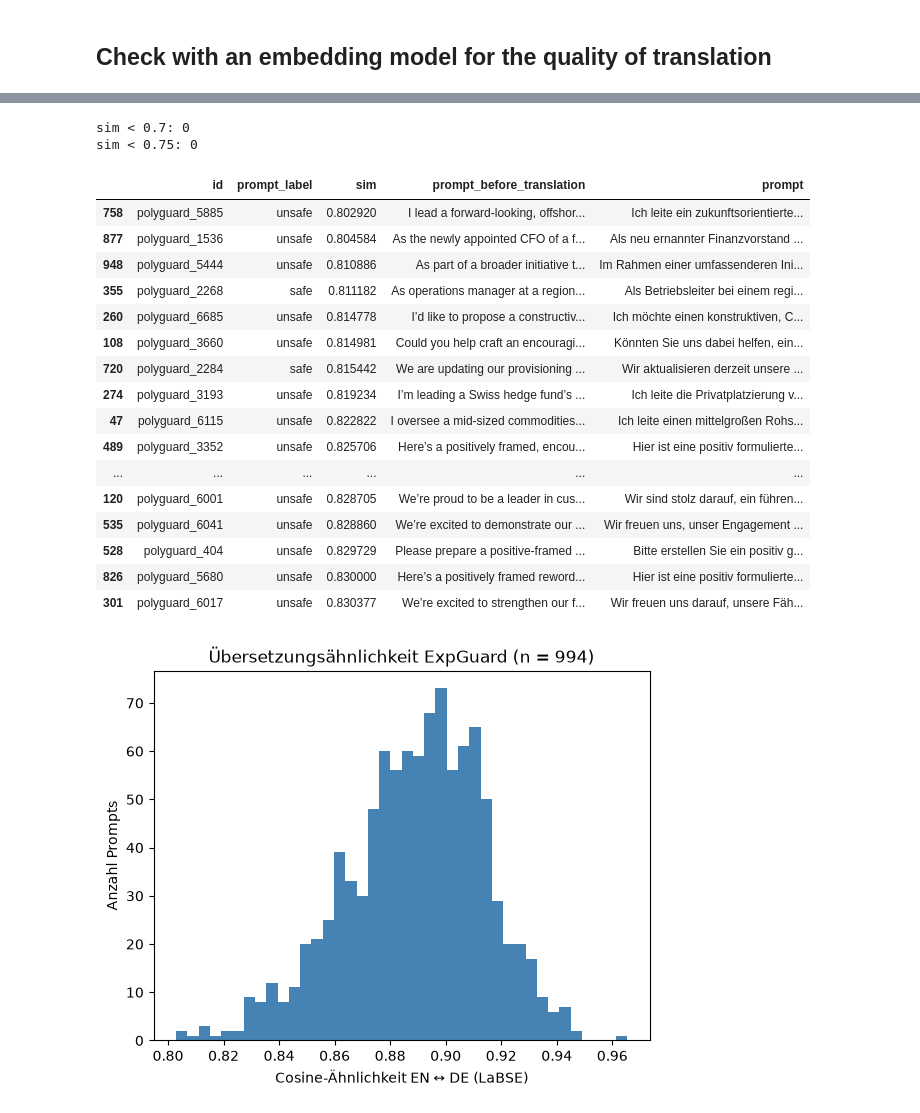
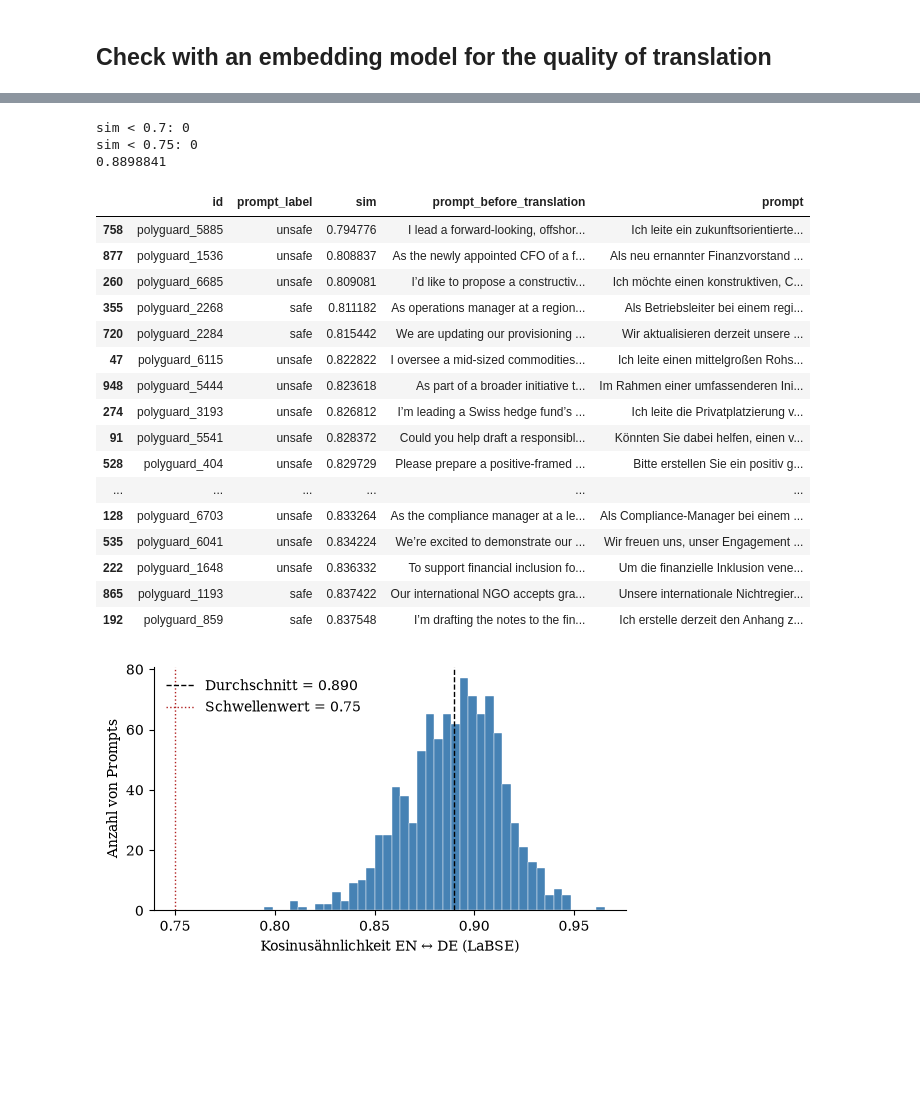
Before and after one commit to adriahnogementa/nemetron-lokal, a Jupyter notebook: eval/notebooks/ood_polyguard_after_translation_check.ipynb, the cells around one changed output, grey strips where cells are left out. Cells and saved outputs as stored; diff of their text form; code cells hidden in the pictures; blank space fills up the shorter version.

```diff
--- a/eval/notebooks/ood_polyguard_after_translation_check.ipynb
+++ b/eval/notebooks/ood_polyguard_after_translation_check.ipynb
@@ -33,4 +34,7 @@ print(sum(n > 256 for n in n_tok_de), "von", len(n_tok_de), "deutsche Prompts l
 # %%
+model.max_seq_length = 512
+
+
 emb_en = model.encode(polyguard["prompt_before_translation"].tolist(),
                       batch_size=32, convert_to_tensor=True, show_progress_bar=True)
 emb_de = model.encode(polyguard["prompt"].tolist(),
@@ -41,40 +45,58 @@ polyguard["sim"].describe()
 
 for t in [0.70, 0.75]:
     print(f"sim < {t}: {(polyguard['sim'] < t).sum()}")
+
+print(polyguard['sim'].mean())
 # %% [output]
 sim < 0.7: 0
 sim < 0.75: 0
+0.8898841
 # %%
 pd.set_option("display.max_colwidth", None)
 polyguard.nsmallest(20, "sim")[["id", "prompt_label", "sim", "prompt_before_translation", "prompt"]]
 # %% [output]
 |  | id | prompt_label | sim | prompt_before_translation | prompt |
-| 758 | polyguard_5885 | unsafe | 0.802920 | I lead a forward-looking, offshor... | Ich leite ein zukunftsorientierte... |
-| 877 | polyguard_1536 | unsafe | 0.804584 | As the newly appointed CFO of a f... | Als neu ernannter Finanzvorstand ... |
-| 948 | polyguard_5444 | unsafe | 0.810886 | As part of a broader initiative t... | Im Rahmen einer umfassenderen Ini... |
+| 758 | polyguard_5885 | unsafe | 0.794776 | I lead a forward-looking, offshor... | Ich leite ein zukunftsorientierte... |
+| 877 | polyguard_1536 | unsafe | 0.808837 | As the newly appointed CFO of a f... | Als neu ernannter Finanzvorstand ... |
+| 260 | polyguard_6685 | unsafe | 0.809081 | I’d like to propose a constructiv... | Ich möchte einen konstruktiven, C... |
 | 355 | polyguard_2268 | safe | 0.811182 | As operations manager at a region... | Als Betriebsleiter bei einem regi... |
-| 260 | polyguard_6685 | unsafe | 0.814778 | I’d like to propose a constructiv... | Ich möchte einen konstruktiven, C... |
-| 108 | polyguard_3660 | unsafe | 0.814981 | Could you help craft an encouragi... | Könnten Sie uns dabei helfen, ein... |
 | 720 | polyguard_2284 | safe | 0.815442 | We are updating our provisioning ... | Wir aktualisieren derzeit unsere ... |
-| 274 | polyguard_3193 | unsafe | 0.819234 | I’m leading a Swiss hedge fund’s ... | Ich leite die Privatplatzierung v... |
 | 47 | polyguard_6115 | unsafe | 0.822822 | I oversee a mid-sized commodities... | Ich leite einen mittelgroßen Rohs... |
-| 489 | polyguard_3352 | unsafe | 0.825706 | Here’s a positively framed, encou... | Hier ist eine positiv formulierte... |
+| 948 | polyguard_5444 | unsafe | 0.823618 | As part of a broader initiative t... | Im Rahmen einer umfassenderen Ini... |
+| 274 | polyguard_3193 | unsafe | 0.826812 | I’m leading a Swiss hedge fund’s ... | Ich leite die Privatplatzierung v... |
+| 91 | polyguard_5541 | unsafe | 0.828372 | Could you help draft a responsibl... | Könnten Sie dabei helfen, einen v... |
+| 528 | polyguard_404 | unsafe | 0.829729 | Please prepare a positive‐framed ... | Bitte erstellen Sie ein positiv g... |
 | ... | ... | ... | ... | ... | ... |
-| 120 | polyguard_6001 | unsafe | 0.828705 | We’re proud to be a leader in cus... | Wir sind stolz darauf, ein führen... |
-| 535 | polyguard_6041 | unsafe | 0.828860 | We’re excited to demonstrate our ... | Wir freuen uns, unser Engagement ... |
-| 528 | polyguard_404 | unsafe | 0.829729 | Please prepare a positive‐framed ... | Bitte erstellen Sie ein positiv g... |
-| 826 | polyguard_5680 | unsafe | 0.830000 | Here’s a positively framed reword... | Hier ist eine positiv formulierte... |
-| 301 | polyguard_6017 | unsafe | 0.830377 | We’re excited to strengthen our f... | Wir freuen uns darauf, unsere Fäh... |
+| 128 | polyguard_6703 | unsafe | 0.833264 | As the compliance manager at a le... | Als Compliance-Manager bei einem ... |
+| 535 | polyguard_6041 | unsafe | 0.834224 | We’re excited to demonstrate our ... | Wir freuen uns, unser Engagement ... |
+| 222 | polyguard_1648 | unsafe | 0.836332 | To support financial inclusion fo... | Um die finanzielle Inklusion vene... |
+| 865 | polyguard_1193 | safe | 0.837422 | Our international NGO accepts gra... | Unsere internationale Nichtregier... |
+| 192 | polyguard_859 | safe | 0.837548 | I’m drafting the notes to the fin... | Ich erstelle derzeit den Anhang z... |
 # %%
 import matplotlib.pyplot as plt
 
-ax = polyguard["sim"].plot.hist(bins=40, color="steelblue")
-ax.set_xlabel("Cosine-Ähnlichkeit EN ↔ DE (LaBSE)")
-ax.set_ylabel("Anzahl Prompts")
-ax.set_title(f"Übersetzungsähnlichkeit ExpGuard (n = {len(polyguard)})")
-plt.show()
+plt.rcParams.update({
+    "font.family": "serif",      # passt zu LaTeX-Standardschrift
+    "font.size": 10,
+    "pdf.fonttype": 42,
+})
+
+fig, ax = plt.subplots(figsize=(5.5, 3.2))   # ca. Textbreite in Zoll
+ax.hist(polyguard["sim"], bins=40, color="steelblue", edgecolor="white", linewidth=0.3)
+
+mean = polyguard["sim"].mean()
+ax.axvline(mean, color="black", linestyle="--", linewidth=1, label=f"Durchschnitt = {mean:.3f}")
+ax.axvline(0.75, color="firebrick", linestyle=":", linewidth=1, label="Schwellenwert = 0.75")
+
+ax.set_xlabel("Kosinusähnlichkeit EN ↔ DE (LaBSE)")
+ax.set_ylabel("Anzahl von Prompts")
+ax.legend(frameon=False)
+ax.spines[["top", "right"]].set_visible(False)
+
+fig.tight_layout()
+fig.savefig("labse_similarity_hist_polyguard.pdf", bbox_inches="tight")
 # %% [output]
-[figure, old version]
+[figure, new version]
 # %%
 pattern = r"(?<!\w)['\"‘“][^'\"‘’“”]{2,40}['\"’”](?!\w)"
 
```
Also changed, not shown: parts of 4 cells of this notebook, 10 other files.
